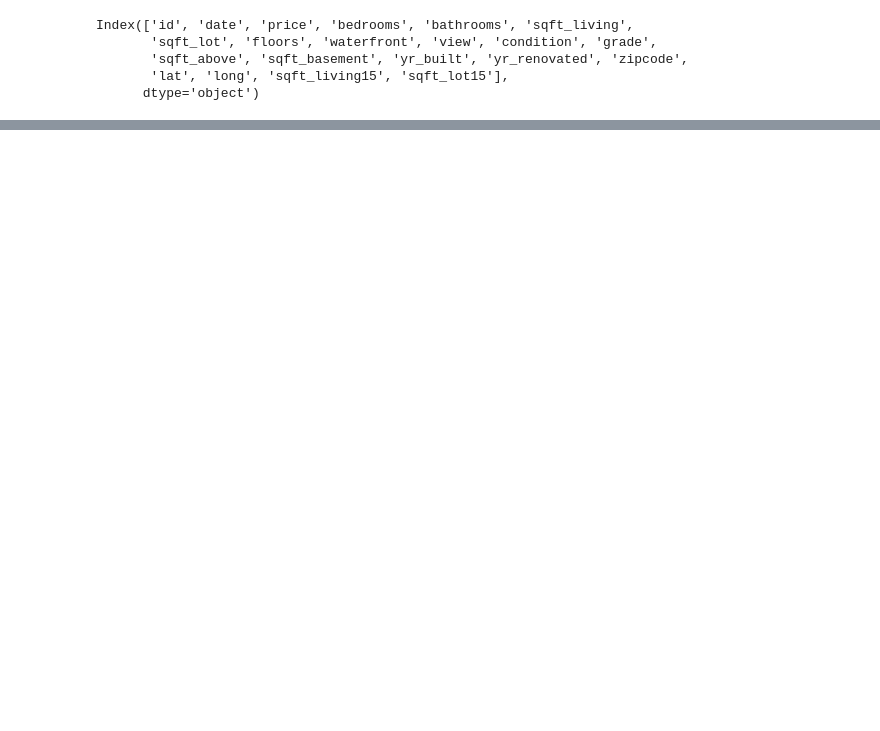
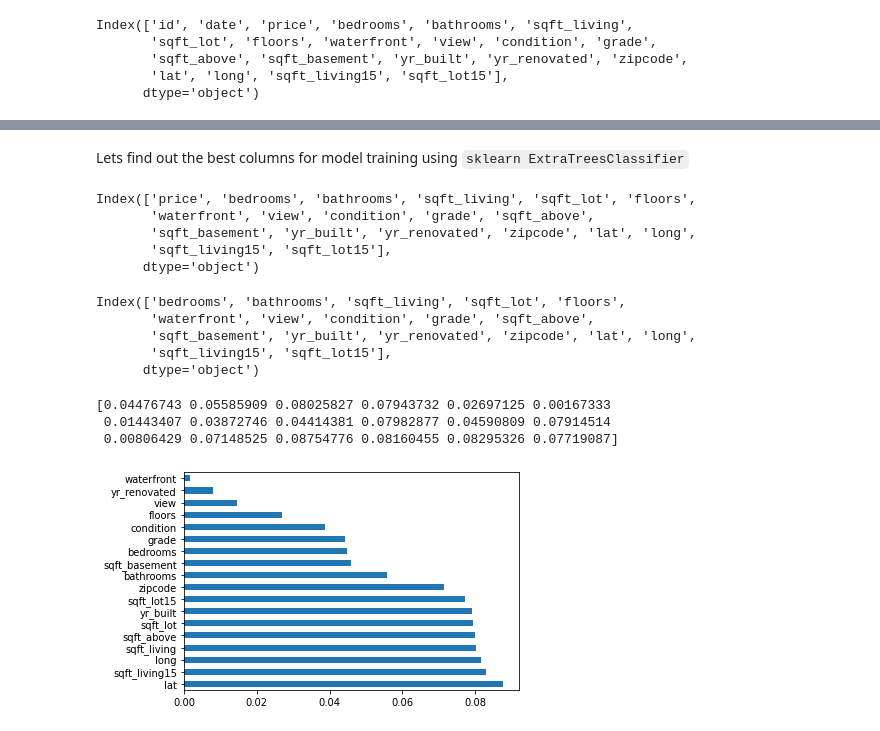
Before and after one commit to rafiulgits/ai-lab-assignment, a Jupyter notebook: task-3-house-price-prediction.ipynb, the cells around one changed output, grey strips where cells are left out. Saved outputs shown, nothing was run; the diff lists cells and outputs as text; code cells hidden in the pictures; blank space fills up the shorter version.

```diff
--- a/task-3-house-price-prediction.ipynb
+++ b/task-3-house-price-prediction.ipynb
@@ -7,2 +14,2 @@ df = pd.read_csv('datasets/kc_house_dataset.csv')
 # %%
-df.head()
+df = df.head(1000)
@@ -64,0 +51,38 @@ clean_df.shape
+# %%
+df = df.dropna() # dropping null entities
+df = df.drop(['id', 'date'], axis=1) # dropping unnecessary column `id` and `date`
+# %% [markdown]
+Lets find out the best columns for model training using `sklearn ExtraTreesClassifier`
+# %%
+df.columns
+# %% [output]
+Index(['price', 'bedrooms', 'bathrooms', 'sqft_living', 'sqft_lot', 'floors',
+       'waterfront', 'view', 'condition', 'grade', 'sqft_above',
+       'sqft_basement', 'yr_built', 'yr_renovated', 'zipcode', 'lat', 'long',
+       'sqft_living15', 'sqft_lot15'],
+      dtype='object')
+# %%
+X = df.iloc[:,1:]  # independent columns
+Y = df.iloc[:,0]   # target column i.e price
+# %%
+X.columns
+# %% [output]
+Index(['bedrooms', 'bathrooms', 'sqft_living', 'sqft_lot', 'floors',
+       'waterfront', 'view', 'condition', 'grade', 'sqft_above',
+       'sqft_basement', 'yr_built', 'yr_renovated', 'zipcode', 'lat', 'long',
+       'sqft_living15', 'sqft_lot15'],
+      dtype='object')
+# %%
+from sklearn.ensemble import ExtraTreesClassifier
+model = ExtraTreesClassifier()
+model.fit(X,Y)
+print(model.feature_importances_) #use inbuilt class feature_importances of tree based classifiers
+#plot graph of feature importances for better visualization
+feat_importances = pd.Series(model.feature_importances_, index=X.columns)
+feat_importances.nlargest(len(X)).plot(kind='barh')
+plt.show()
+# %% [output]
+[0.04476743 0.05585909 0.08025827 0.07943732 0.02697125 0.00167333
+ 0.01443407 0.03872746 0.04414381 0.07982877 0.04590809 0.07914514
+ 0.00806429 0.07148525 0.08754776 0.08160455 0.08295326 0.07719087]
+[figure, added]
```
Also changed, not shown: parts of 28 cells of this notebook.
